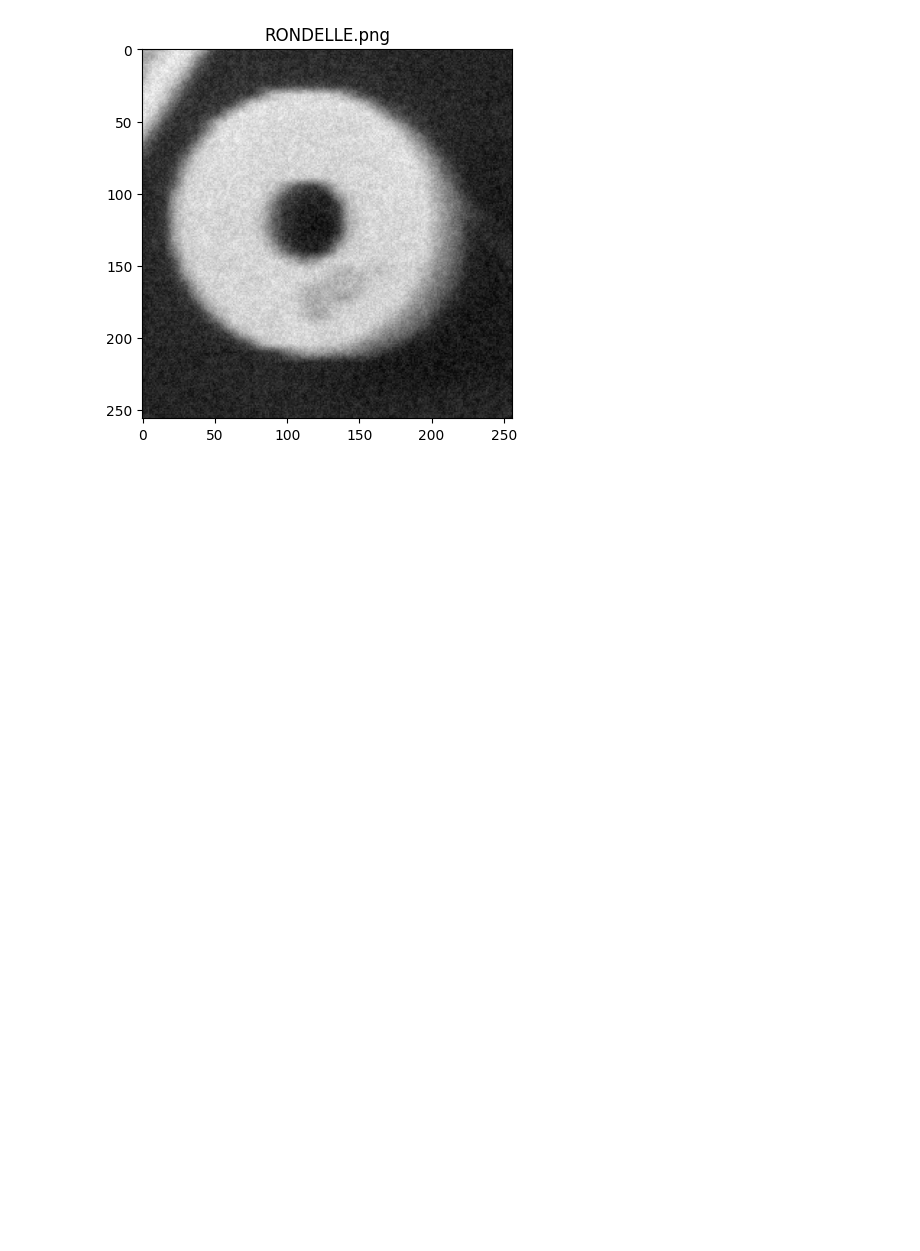
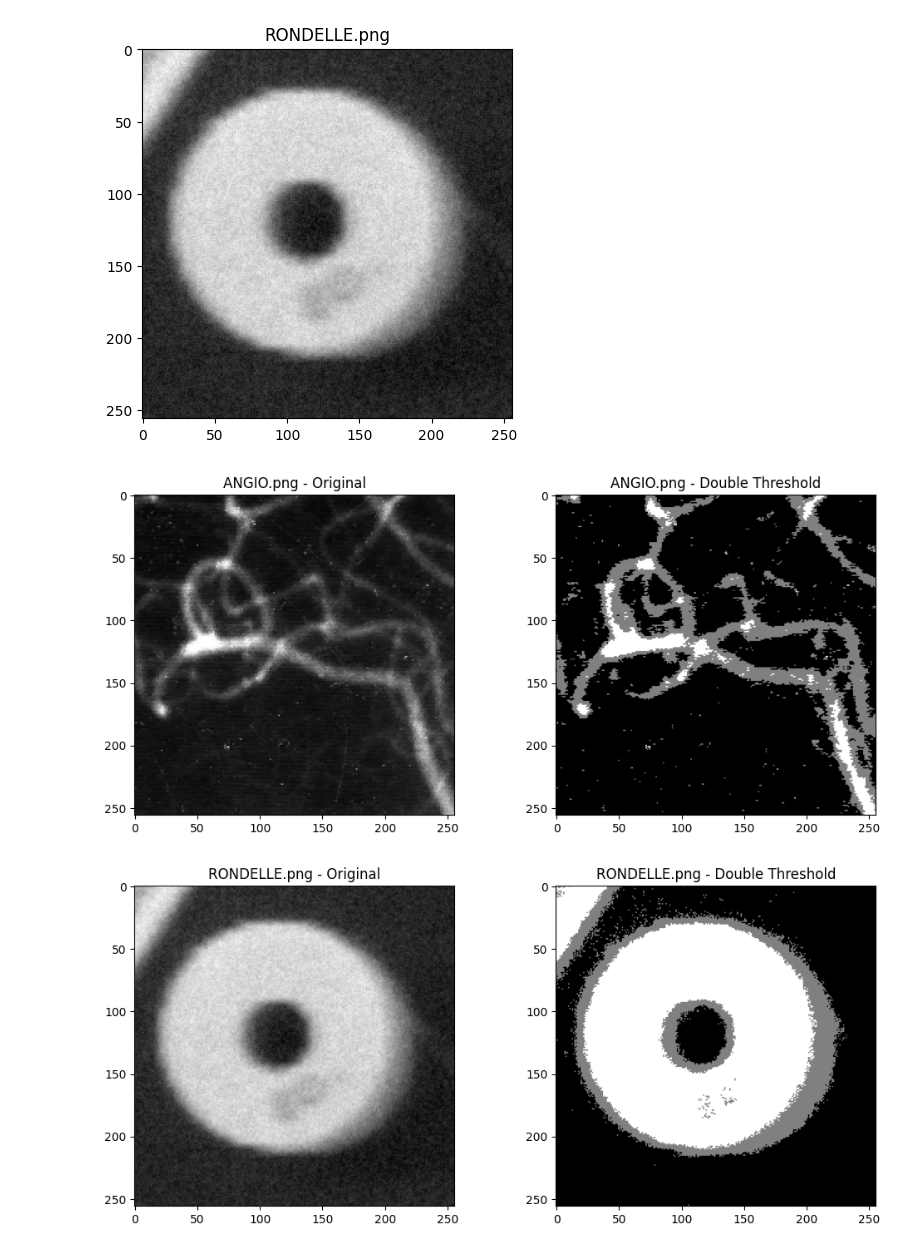
Before and after one commit to MISIS4825-IMAGENES-Y-VISION/Taller2, a Jupyter notebook: Taller2.ipynb, the cells around one changed output. Cells and saved outputs as stored; diff of their text form; code cells hidden in the pictures; blank space fills up the shorter version.

```diff
--- a/Taller2.ipynb
+++ b/Taller2.ipynb
@@ -166,3 +217,30 @@ for path in img_5:
 # %% [output]
 [figure]
 [figure]
+# %%
+lower_threshold = 70
+upper_threshold = 140
+
+for path in img_5:
+    img = cv.imread(path, cv.IMREAD_GRAYSCALE)
+
+    result = np.zeros_like(img)
+
+    result[img < lower_threshold] = 0
+    result[(img >= lower_threshold) & (img < upper_threshold)] = 128
+    result[img >= upper_threshold] = 255
+
+    plt.figure(figsize=(12, 5))
+
+    plt.subplot(1, 2, 1)
+    plt.imshow(img, cmap="gray")
+    plt.title(f"{path.name} - Original")
+
+    plt.subplot(1, 2, 2)
+    plt.imshow(result, cmap="gray")
+    plt.title(f"{path.name} - Double Threshold")
+
+    plt.show()
+# %% [output]
+[figure, added]
+[figure, added]
```
Also changed, not shown: parts of 4 cells of this notebook.
